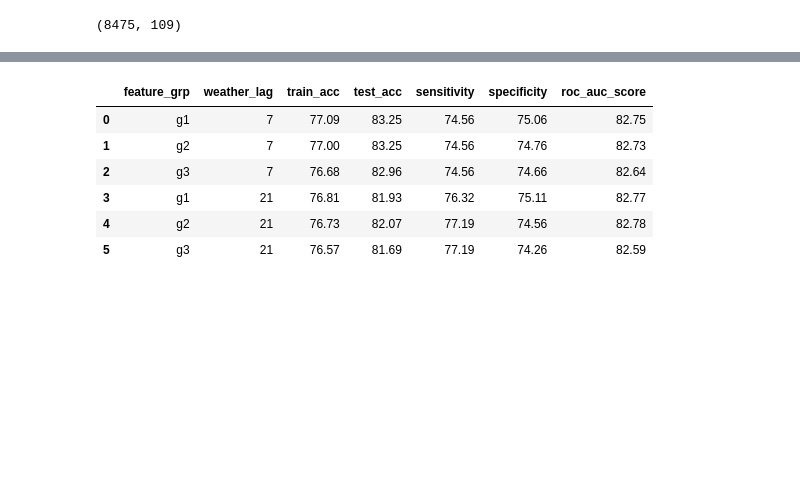
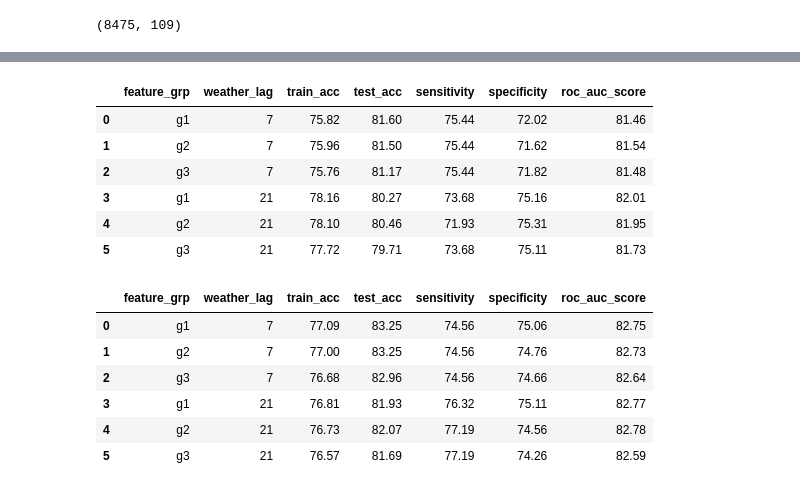
Before and after one commit to msamhz/GA-Project_4, a Jupyter notebook: code/2_Feature Selection.ipynb, the cells around one changed output, grey strips where cells are left out. Saved outputs shown, nothing was run; the diff lists cells and outputs as text; code cells hidden in the pictures; blank space fills up the shorter version.

Commit message:
Edited NB1 and NB2 to engineer Kaggle test data
Changes were made here and there as I realised the id for test data needs to be retained

```diff
--- a/code/2_Feature Selection.ipynb
+++ b/code/2_Feature Selection.ipynb
@@ -866,7 +853,7 @@ lag21_g1.shape
 # %% [output]
 (8475, 87)
 # %%
-lag21_g1 = lag21_g1.drop(columns=['trap', 'date', 'species', 'month',
+lag21_g1 = lag21_g1.drop(columns=['trap', 'species', 'month',
                                 'latitude', 'longitude','nummosquitos',
                                 'wnvcount', 'station', 'codesum'], axis=1)
 
@@ -903,7 +890,7 @@ lag21_g2.shape
 # %% [output]
 (8475, 98)
 # %%
-lag21_g2 = lag21_g2.drop(columns=['trap', 'date', 'species', 'month',
+lag21_g2 = lag21_g2.drop(columns=['trap', 'species', 'month',
                                 'latitude', 'longitude','nummosquitos',
                                 'wnvcount', 'station', 'codesum'], axis=1)
 
@@ -921,7 +908,7 @@ lag21_g3.shape
 # %% [output]
 (8475, 109)
 # %%
-lag21_g3 = lag21_g3.drop(columns=['trap', 'date', 'species', 'month',
+lag21_g3 = lag21_g3.drop(columns=['trap', 'species', 'month',
                                 'latitude', 'longitude','nummosquitos',
                                 'wnvcount', 'station', 'codesum'], axis=1)
 
@@ -935,13 +922,16 @@ lag21_g3.shape
 # %%
 def rf_lag_group(df, lag_num, grp_num, concat_df=None):
+
+    df.drop(columns=['id'], axis=1)
     df = df.dropna()
-    X = df.drop(columns='wnvpresent', axis=1)
+
+    X = df.drop(columns=['wnvpresent', 'date'], axis=1)
     y = df['wnvpresent']
 
     X_train, X_test, y_train, y_test = train_test_split(
         X,
         y,
-        stratify=y,
+        stratify=strat,
         random_state=42
     )
 
@@ -1018,3 +1026,13 @@ lag_group_train = rf_lag_group(lag21_g3, 21, grp_num='g3', concat_df=lag_group_t
+# %%
+lag_group_train # this calculation was performed with stratify year and wnvpresent
+# %% [output]
+|  | feature_grp | weather_lag | train_acc | test_acc | sensitivity | specificity | roc_auc_score |
+| 0 | g1 | 7 | 75.82 | 81.60 | 75.44 | 72.02 | 81.46 |
+| 1 | g2 | 7 | 75.96 | 81.50 | 75.44 | 71.62 | 81.54 |
+| 2 | g3 | 7 | 75.76 | 81.17 | 75.44 | 71.82 | 81.48 |
+| 3 | g1 | 21 | 78.16 | 80.27 | 73.68 | 75.16 | 82.01 |
+| 4 | g2 | 21 | 78.10 | 80.46 | 71.93 | 75.31 | 81.95 |
+| 5 | g3 | 21 | 77.72 | 79.71 | 73.68 | 75.11 | 81.73 |
 # %%
 lag_group_train
 # %% [output]
```
Also changed, not shown: parts of 44 cells of this notebook, 14 other files.
